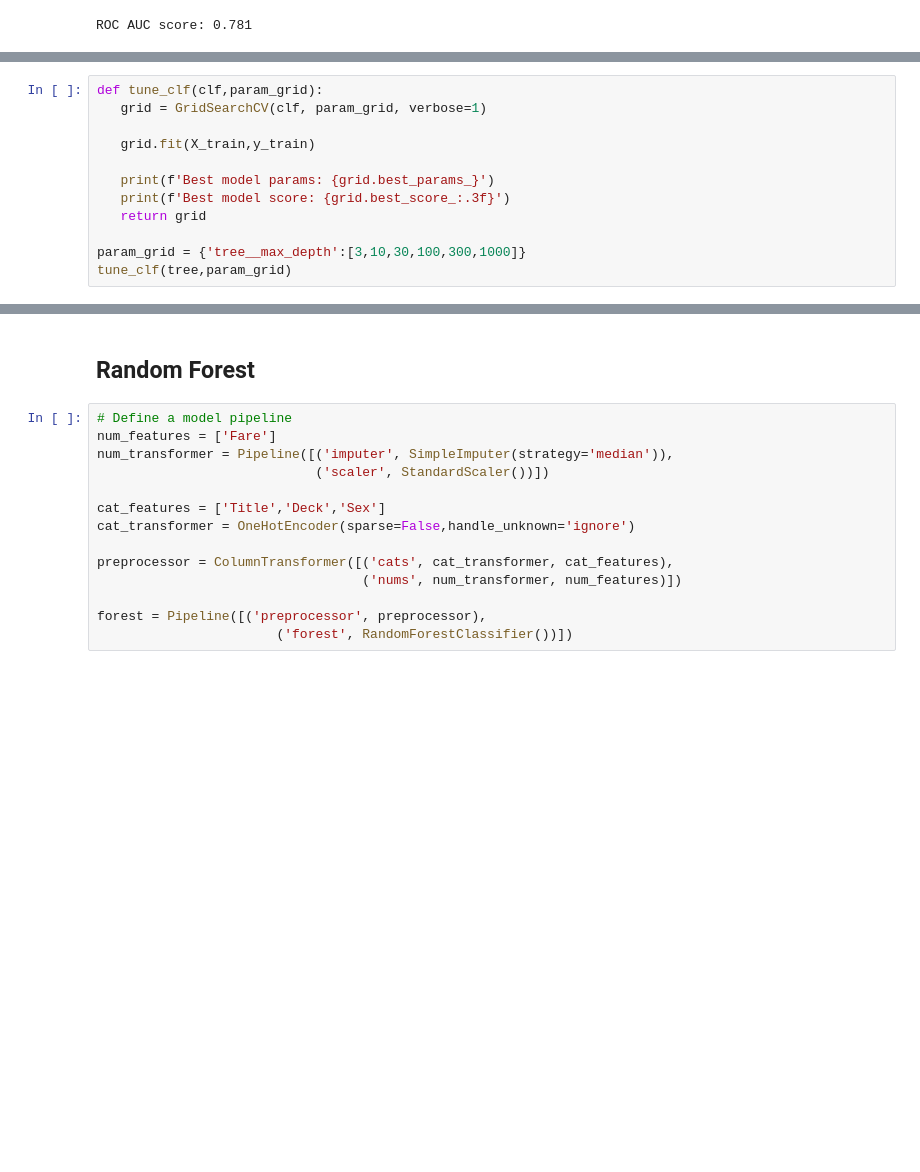
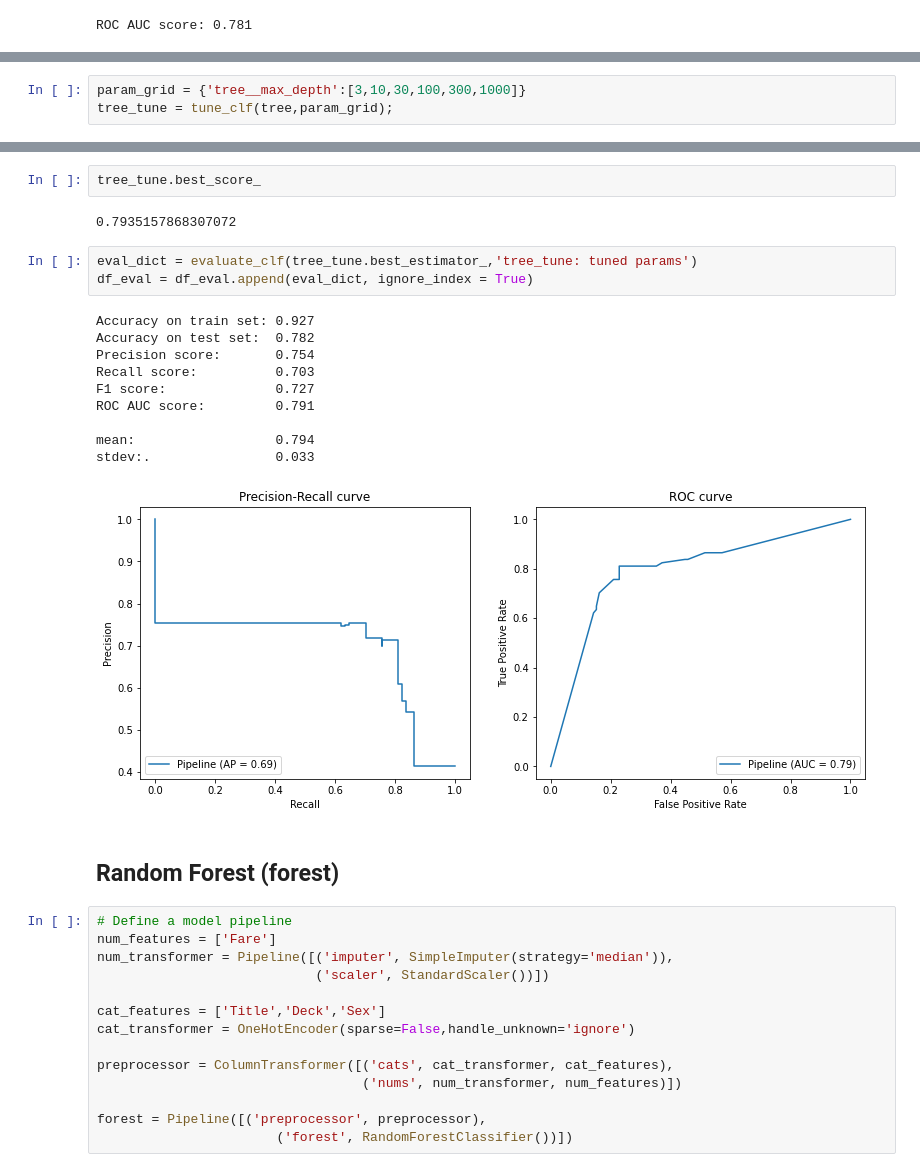
Before and after one commit to adin786/ad-titanic, a Jupyter notebook: titanic.ipynb, the cells around one changed output, grey strips where cells are left out. Drawn from its saved outputs; the diff is of its cells as text; blank space fills up the shorter version.

```diff
--- a/titanic.ipynb
+++ b/titanic.ipynb
@@ -830,12 +878,0 @@ stdev:.    0.031
-# %%
-def tune_clf(clf,param_grid):
-   grid = GridSearchCV(clf, param_grid, verbose=1)
-
-   grid.fit(X_train,y_train)
-
-   print(f'Best model params: {grid.best_params_}')
-   print(f'Best model score: {grid.best_score_:.3f}')
-   return grid
-
-param_grid = {'tree__max_depth':[3,10,30,100,300,1000]}
-tune_clf(tree,param_grid)
@@ -864,0 +893,3 @@ GridSearchCV(cv=None, error_score=nan,
+# %%
+param_grid = {'tree__max_depth':[3,10,30,100,300,1000]}
+tree_tune = tune_clf(tree,param_grid);
@@ -865,5 +902,23 @@ GridSearchCV(cv=None, error_score=nan,
+# %%
+tree_tune.best_score_
+# %% [output]
+0.7935157868307072
+# %%
+eval_dict = evaluate_clf(tree_tune.best_estimator_,'tree_tune: tuned params')
+df_eval = df_eval.append(eval_dict, ignore_index = True)
+# %% [output]
+Accuracy on train set: 0.927
+Accuracy on test set:  0.782
+Precision score:       0.754
+Recall score:          0.703
+F1 score:              0.727
+ROC AUC score:         0.791
+
+mean:                  0.794
+stdev:.                0.033
+[figure, added]
 # %% [markdown]
-## Random Forest
+## Random Forest (forest)
 # %%
 # Define a model pipeline
 num_features = ['Fare']
```
Also changed, not shown: parts of 40 cells of this notebook.
